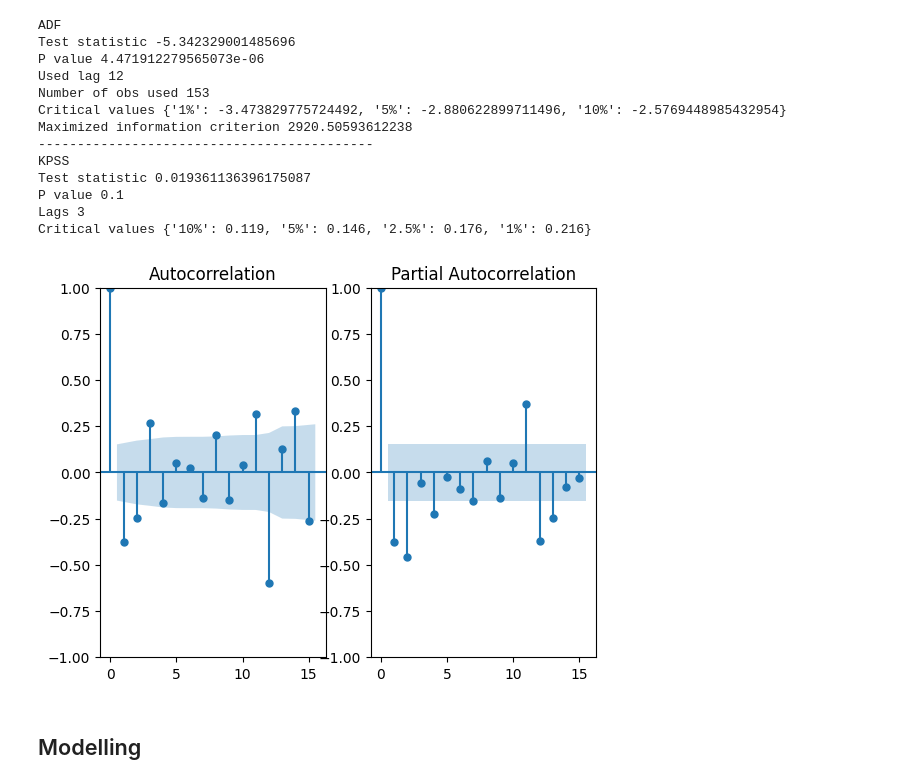
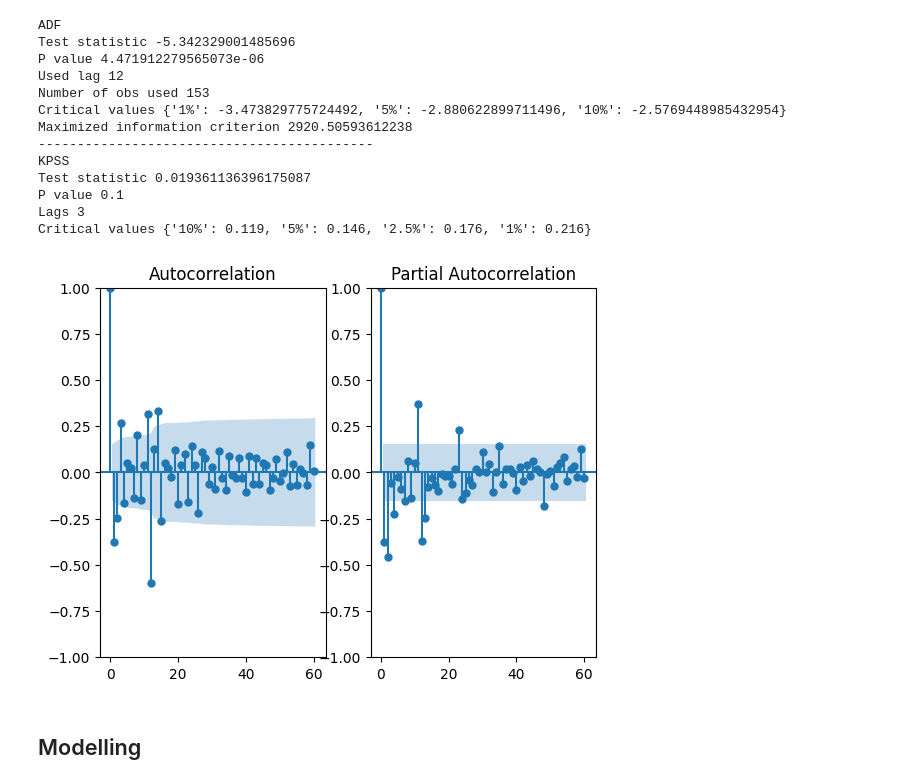
Before and after one commit to NevoleMarek/NI-SCR-assignment, a Jupyter notebook: project.ipynb, the cells around one changed output. Cells and saved outputs as stored; diff of their text form; code cells hidden in the pictures.

```diff
--- a/project.ipynb
+++ b/project.ipynb
@@ -258,9 +258,9 @@ P value 0.1
 Lags 3
 Critical values {'10%': 0.119, '5%': 0.146, '2.5%': 0.176, '1%': 0.216}
 # %%
-acf_pacf(df_diffed, lags=15)
+acf_pacf(df_diffed, lags=60)
 # %% [output]
-[figure, old version]
+[figure, new version]
 # %% [markdown]
 ## Modelling
 # %% [markdown]
```
Also changed, not shown: parts of 4 cells of this notebook.
